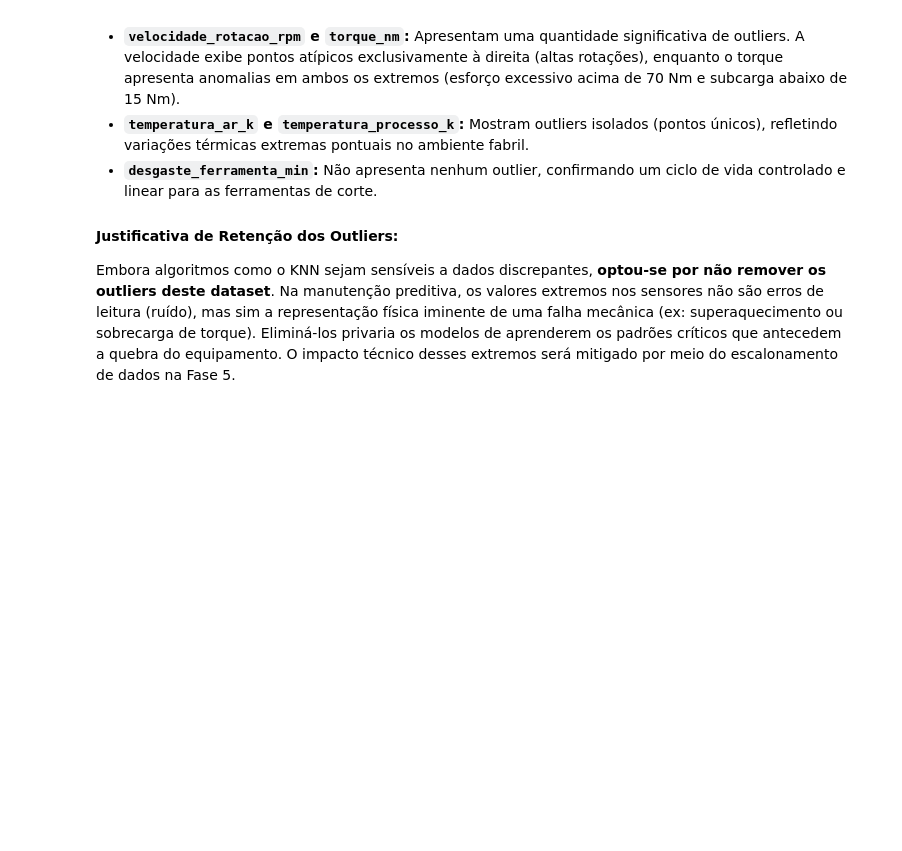
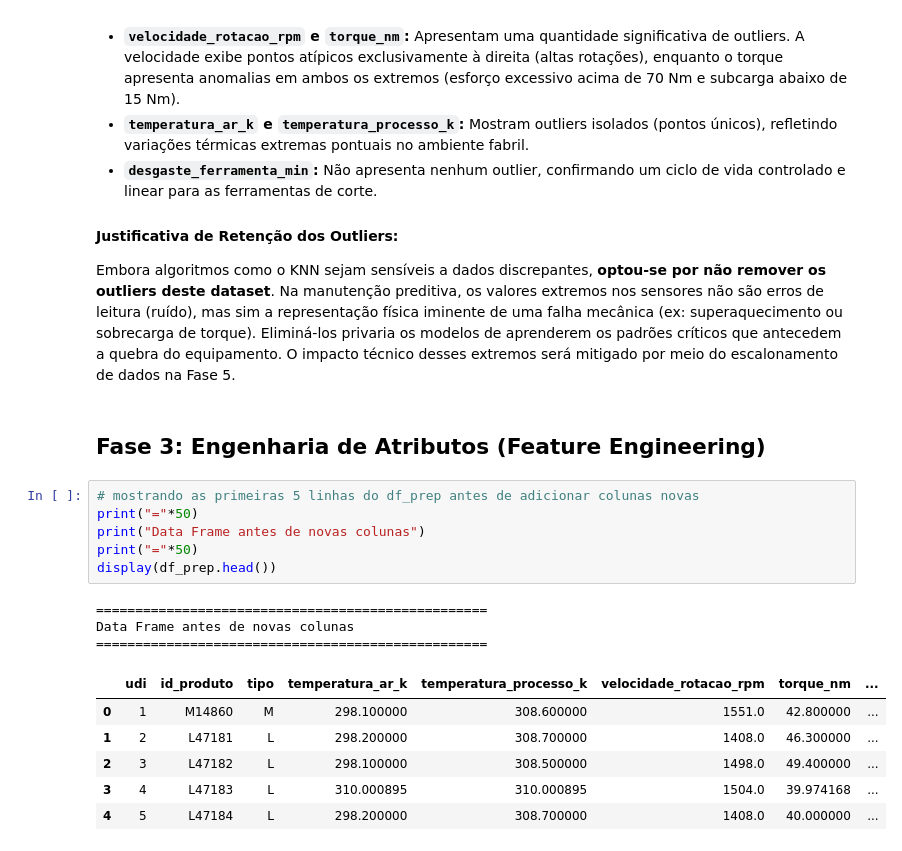
Before and after one commit to susejgo89/projetofinal_M1, a Jupyter notebook: pipeline_preditivo.ipynb, the cells around one changed output. Saved outputs shown, nothing was run; the diff lists cells and outputs as text; blank space fills up the shorter version.

```diff
--- a/pipeline_preditivo.ipynb
+++ b/pipeline_preditivo.ipynb
@@ -267,3 +268,21 @@ A análise visual dos diagramas de caixa (*boxplots*) permitiu identificar o com
 
 #### Justificativa de Retenção dos Outliers:
 Embora algoritmos como o KNN sejam sensíveis a dados discrepantes, **optou-se por não remover os outliers deste dataset**. Na manutenção preditiva, os valores extremos nos sensores não são erros de leitura (ruído), mas sim a representação física iminente de uma falha mecânica (ex: superaquecimento ou sobrecarga de torque). Eliminá-los privaria os modelos de aprenderem os padrões críticos que antecedem a quebra do equipamento. O impacto técnico desses extremos será mitigado por meio do escalonamento de dados na Fase 5.
+# %% [markdown]
+## Fase 3: Engenharia de Atributos (Feature Engineering)
+# %%
+# mostrando as primeiras 5 linhas do df_prep antes de adicionar colunas novas
+print("="*50)
+print("Data Frame antes de novas colunas")
+print("="*50)
+display(df_prep.head())
+# %% [output]
+==================================================
+Data Frame antes de novas colunas
+==================================================
+|  | udi | id_produto | tipo | temperatura_ar_k | temperatura_processo_k | velocidade_rotacao_rpm | torque_nm | ... |
+| 0 | 1 | M14860 | M | 298.100000 | 308.600000 | 1551.0 | 42.800000 | ... |
+| 1 | 2 | L47181 | L | 298.200000 | 308.700000 | 1408.0 | 46.300000 | ... |
+| 2 | 3 | L47182 | L | 298.100000 | 308.500000 | 1498.0 | 49.400000 | ... |
+| 3 | 4 | L47183 | L | 310.000895 | 310.000895 | 1504.0 | 39.974168 | ... |
+| 4 | 5 | L47184 | L | 298.200000 | 308.700000 | 1408.0 | 40.000000 | ... |
```
Also changed, not shown: parts of 4 cells of this notebook.
